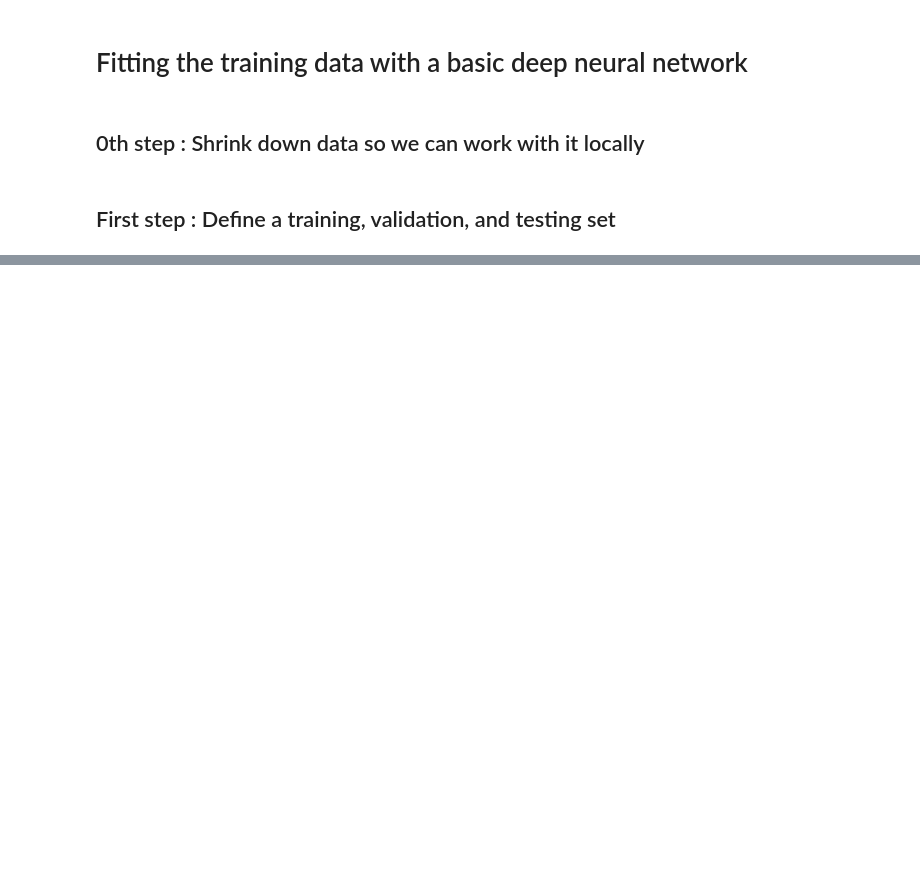
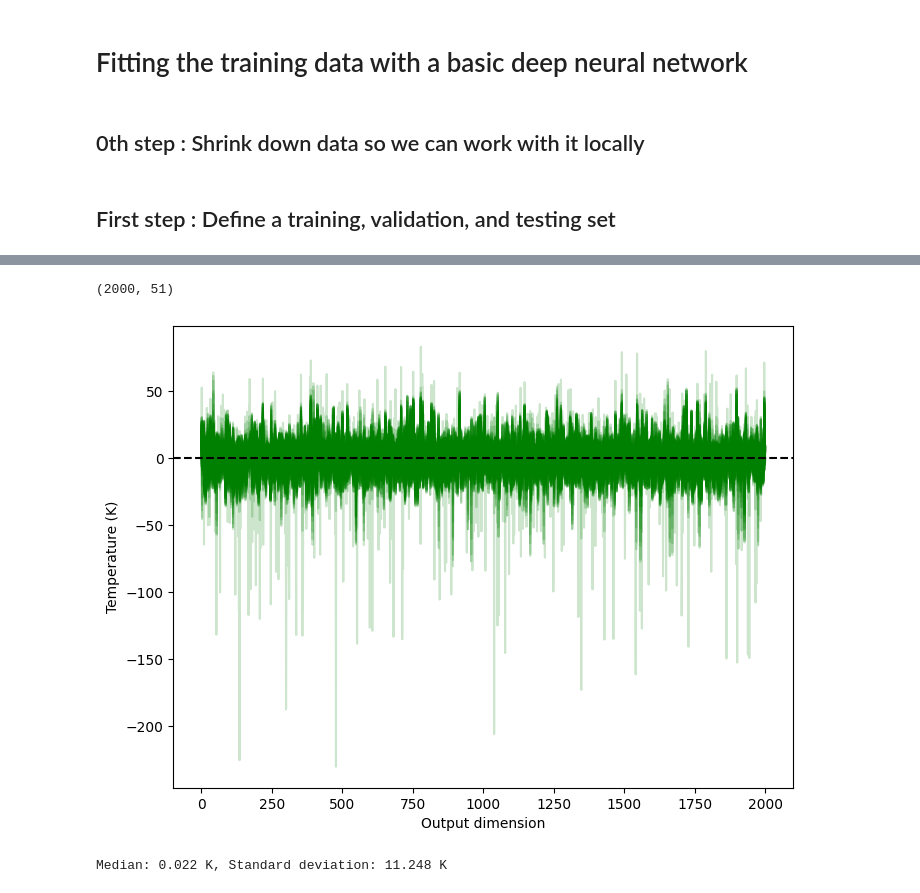
Before and after one commit to SamMerc/Second-Generals, a Jupyter notebook: Code/Plot&Fit_TP_NN.ipynb, the cells around one changed output, grey strips where cells are left out. Drawn from its saved outputs; the diff is of its cells as text; code cells hidden in the pictures; blank space fills up the shorter version.

```diff
--- a/Code/Plot&Fit_TP_NN.ipynb
+++ b/Code/Plot&Fit_TP_NN.ipynb
@@ -77,0 +250,28 @@ test_outputs_P = raw_outputs_P[test_idx]
+# %%
+#Plotting all residuals
+
+#Storage
+residuals = np.zeros(test_outputs_T.shape,  dtype=object)
+print(residuals.shape)
+
+#Converting tensors to numpy arrays if this isn't already done
+if (type(test_outputs_T) != np.ndarray):
+    test_outputs_T = test_outputs_T.numpy()
+
+for test_idx, (test_input, test_output_T) in enumerate(zip(test_inputs, test_outputs_T)):
+
+    #Retrieve prediction
+    residuals[test_idx] = model(test_input).detach().numpy() - test_output_T
+
+
+fig, ax = plt.subplots(figsize=[8, 6])
+ax.plot(residuals, color='green', alpha=0.2)
+ax.axhline(0, color='black', linestyle='dashed')
+plt.xlabel('Output dimension')
+plt.ylabel('Temperature (K)')
+plt.show()
+print(f'Median: {np.median(residuals):.3f} K, Standard deviation: {np.std(residuals):.3f} K')
+# %% [output]
+(2000, 51)
+[figure, added]
+Median: 0.022 K, Standard deviation: 11.248 K
```
Also changed, not shown: parts of 19 cells of this notebook.
